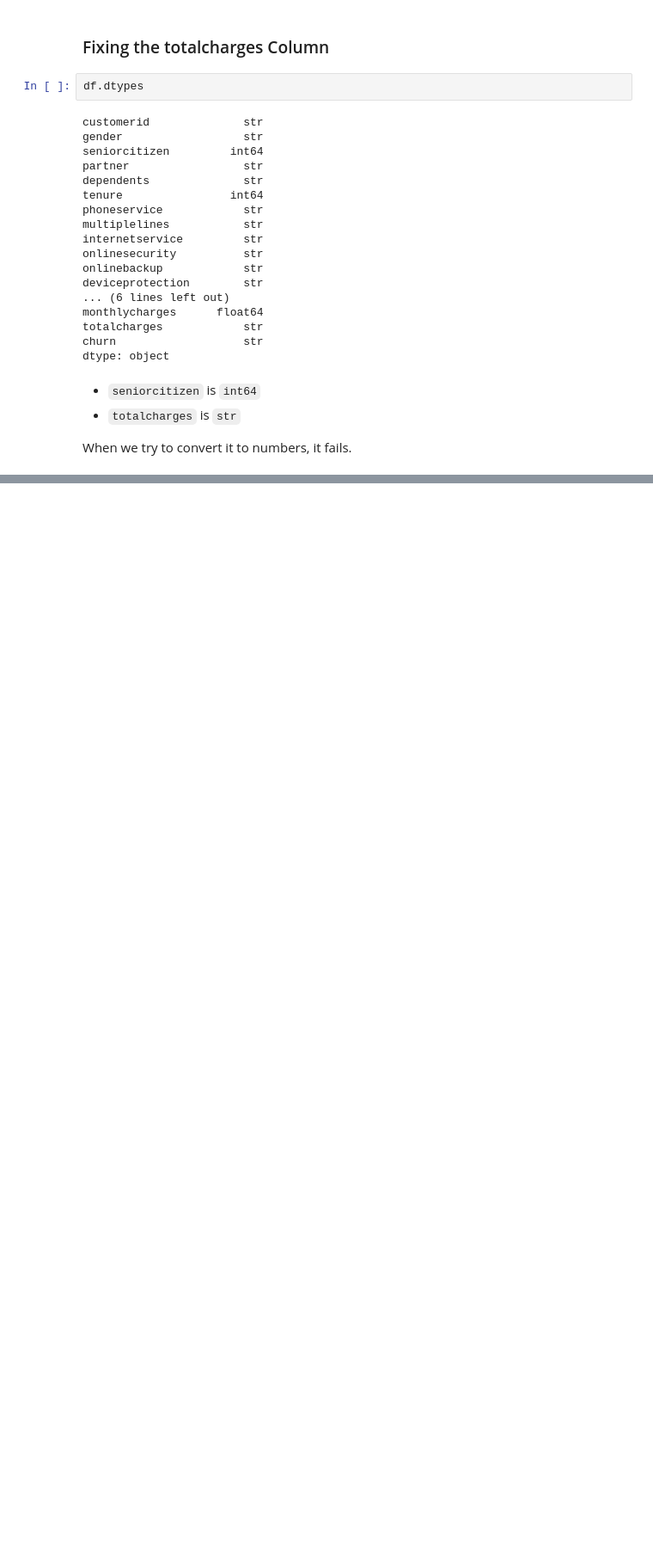
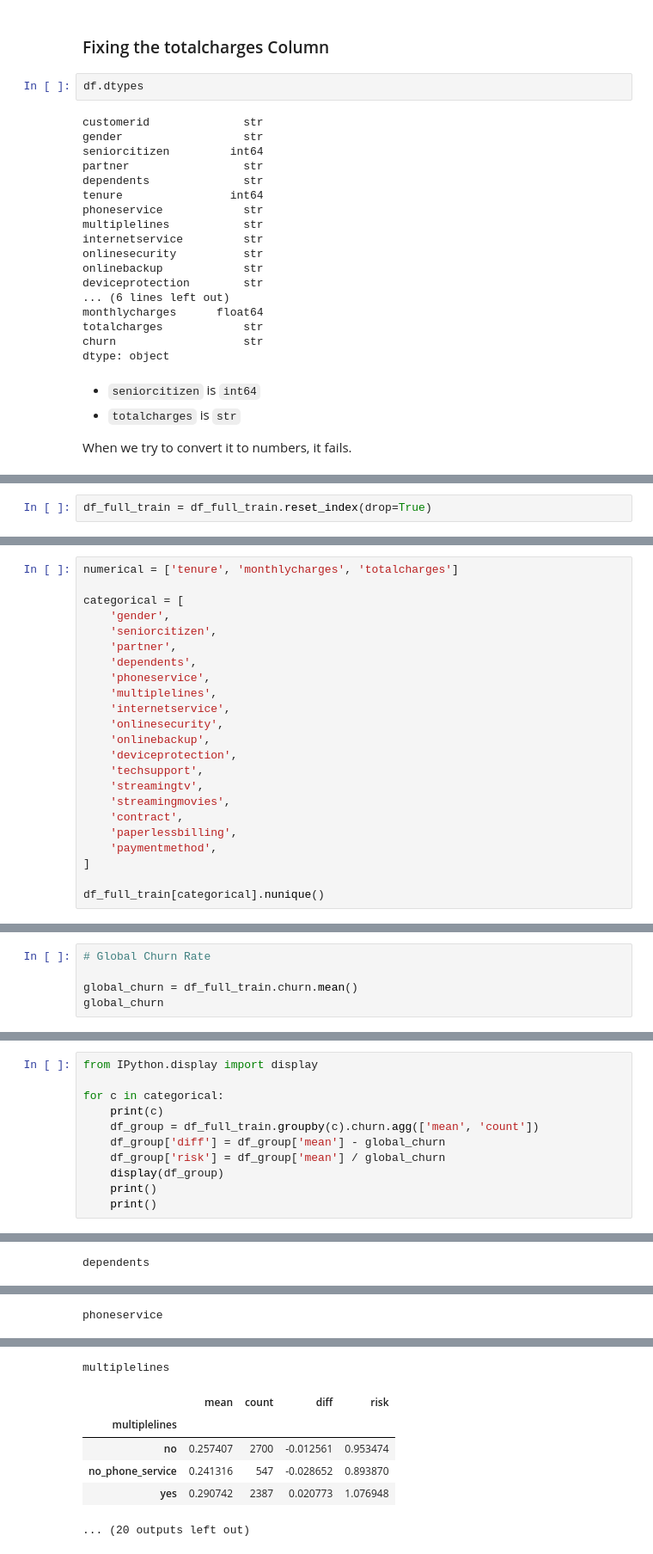
Before and after one commit to spycebot/machine-learning-zoomcamp, a Jupyter notebook: 03-classification/03-01-churn-project.ipynb, the cells around one changed output, grey strips where cells are left out. Shown at 86% size. Cells and saved outputs as stored; diff of their text form; blank space fills up the shorter version.

```diff
--- a/03-classification/03-01-churn-project.ipynb
+++ b/03-classification/03-01-churn-project.ipynb
@@ -123,0 +209,2 @@ df
+# %%
+df_full_train = df_full_train.reset_index(drop=True)
@@ -123,0 +262,23 @@ df
+# %%
+numerical = ['tenure', 'monthlycharges', 'totalcharges']
+
+categorical = [
+    'gender',
+    'seniorcitizen',
+    'partner',
+    'dependents',
+    'phoneservice',
+    'multiplelines',
+    'internetservice',
+    'onlinesecurity',
+    'onlinebackup',
+    'deviceprotection',
+    'techsupport',
+    'streamingtv',
+    'streamingmovies',
+    'contract',
+    'paperlessbilling',
+    'paymentmethod',
+]
+
+df_full_train[categorical].nunique()
@@ -123,0 +311,5 @@ df
+# %%
+# Global Churn Rate
+
+global_churn = df_full_train.churn.mean()
+global_churn
@@ -123,0 +402,12 @@ df
+# %%
+from IPython.display import display
+
+for c in categorical:
+    print(c)
+    df_group = df_full_train.groupby(c).churn.agg(['mean', 'count'])
+    df_group['diff'] = df_group['mean'] - global_churn
+    df_group['risk'] = df_group['mean'] / global_churn
+    display(df_group)
+    print()
+    print()
+# %% [output]
@@ -123,0 +429 @@ df
+dependents
@@ -123,0 +434 @@ df
+phoneservice
@@ -123,0 +439,7 @@ df
+multiplelines
+|  | mean | count | diff | risk |
+| multiplelines |  |  |  |  |
+| no | 0.257407 | 2700 | -0.012561 | 0.953474 |
+| no_phone_service | 0.241316 | 547 | -0.028652 | 0.893870 |
+| yes | 0.290742 | 2387 | 0.020773 | 1.076948 |
+... (20 outputs left out)
```
Also changed, not shown: parts of 73 cells of this notebook.
